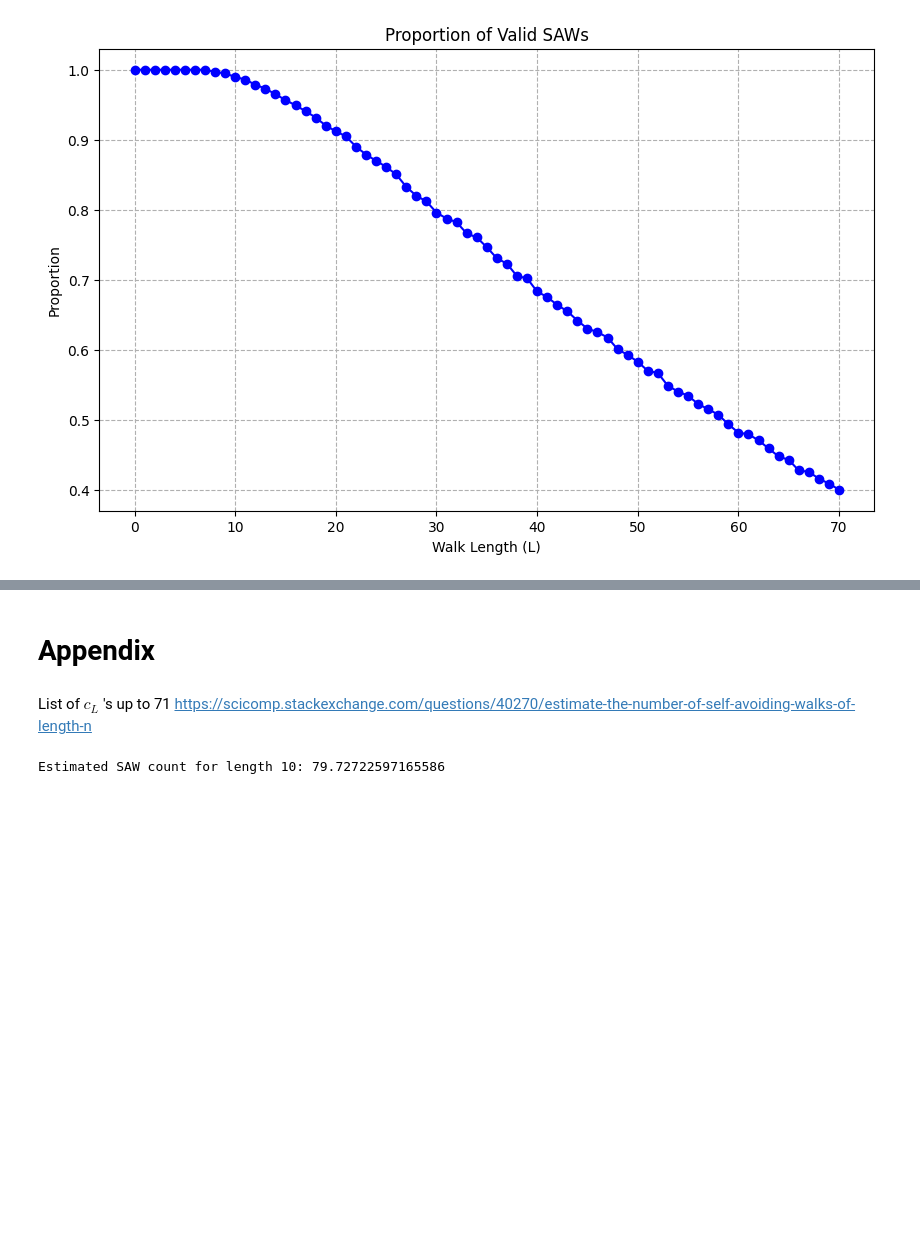
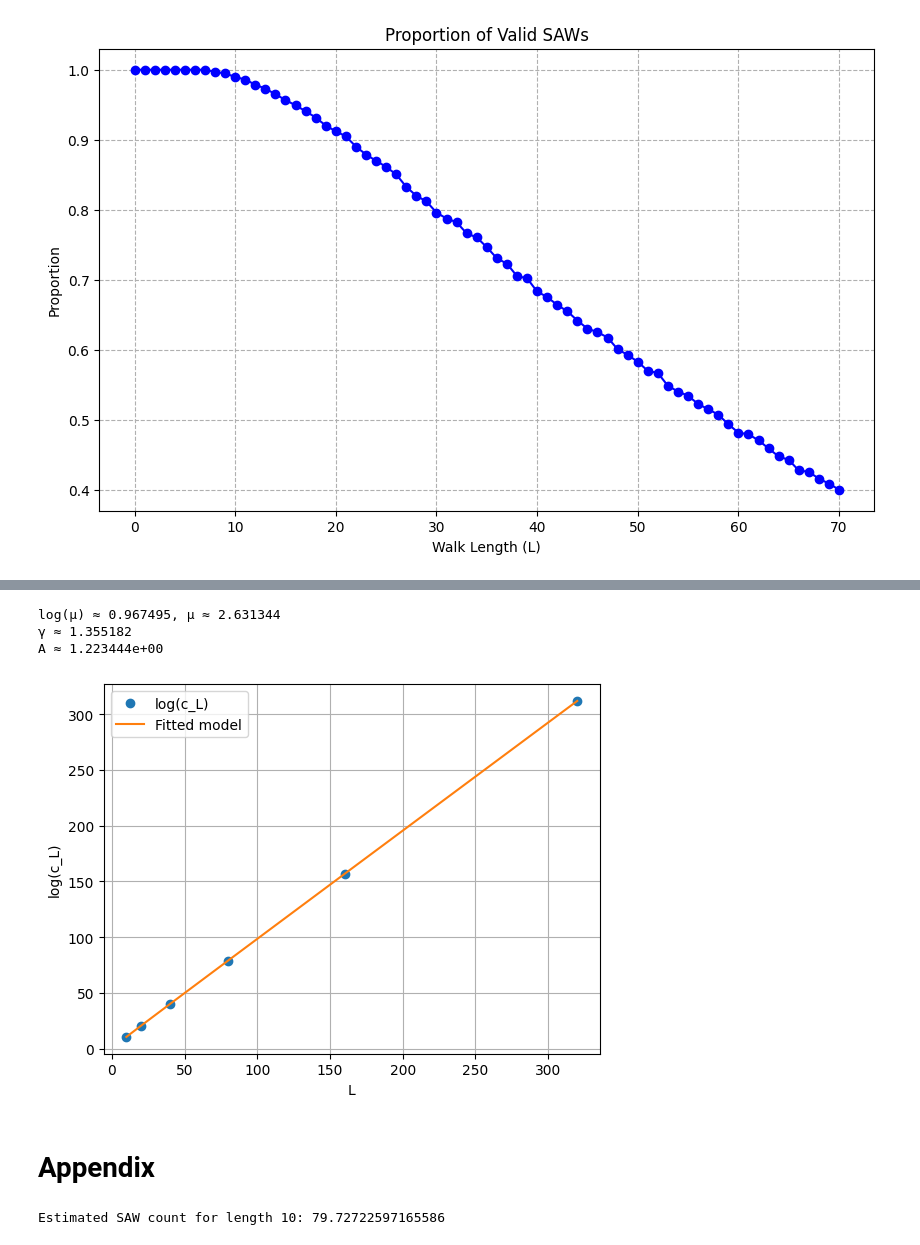
Before and after one commit to lebready/pathy-mcavoidy, a Jupyter notebook: SAW_Project.ipynb, the cells around one changed output, grey strips where cells are left out. Cells and saved outputs as stored; diff of their text form; code cells hidden in the pictures; blank space fills up the shorter version.

```diff
--- a/SAW_Project.ipynb
+++ b/SAW_Project.ipynb
@@ -499,8 +819,40 @@ Estimated c_10: 16268.0
+# %%
+""" Using Regression Instead """
+
+# Build feature matrix
+X = np.column_stack((Ls, np.log(Ls)))
+y = log_cLs
+
+# Fit linear model
+reg = LinearRegression().fit(X, y)
+log_mu = reg.coef_[0]
+gamma_minus_1 = reg.coef_[1]
+log_A = reg.intercept_
+
+mu = np.exp(log_mu)
+gamma = gamma_minus_1 + 1
+A = np.exp(log_A)
+
+print(f"log(µ) ≈ {log_mu:.6f}, µ ≈ {mu:.6f}")
+print(f"γ ≈ {gamma:.6f}")
+print(f"A ≈ {A:.6e}")
+
+# Optional: plot fit vs real
+preds = reg.predict(X)
+plt.plot(Ls, log_cLs, 'o', label='log(c_L)')
+plt.plot(Ls, preds, '-', label='Fitted model')
+plt.xlabel("L")
+plt.ylabel("log(c_L)")
+plt.legend()
+plt.grid()
+plt.show()
+# %% [output]
+log(µ) ≈ 0.967495, µ ≈ 2.631344
+γ ≈ 1.355182
+A ≈ 1.223444e+00
+[figure, added]
 # %% [markdown]
 # Appendix
-# %% [markdown]
-List of $c_L$ 's up to 71
-https://scicomp.stackexchange.com/questions/40270/estimate-the-number-of-self-avoiding-walks-of-length-n
 # %%
 all_true_values = [
     1,  # 0
```
Also changed, not shown: parts of 37 cells of this notebook.
